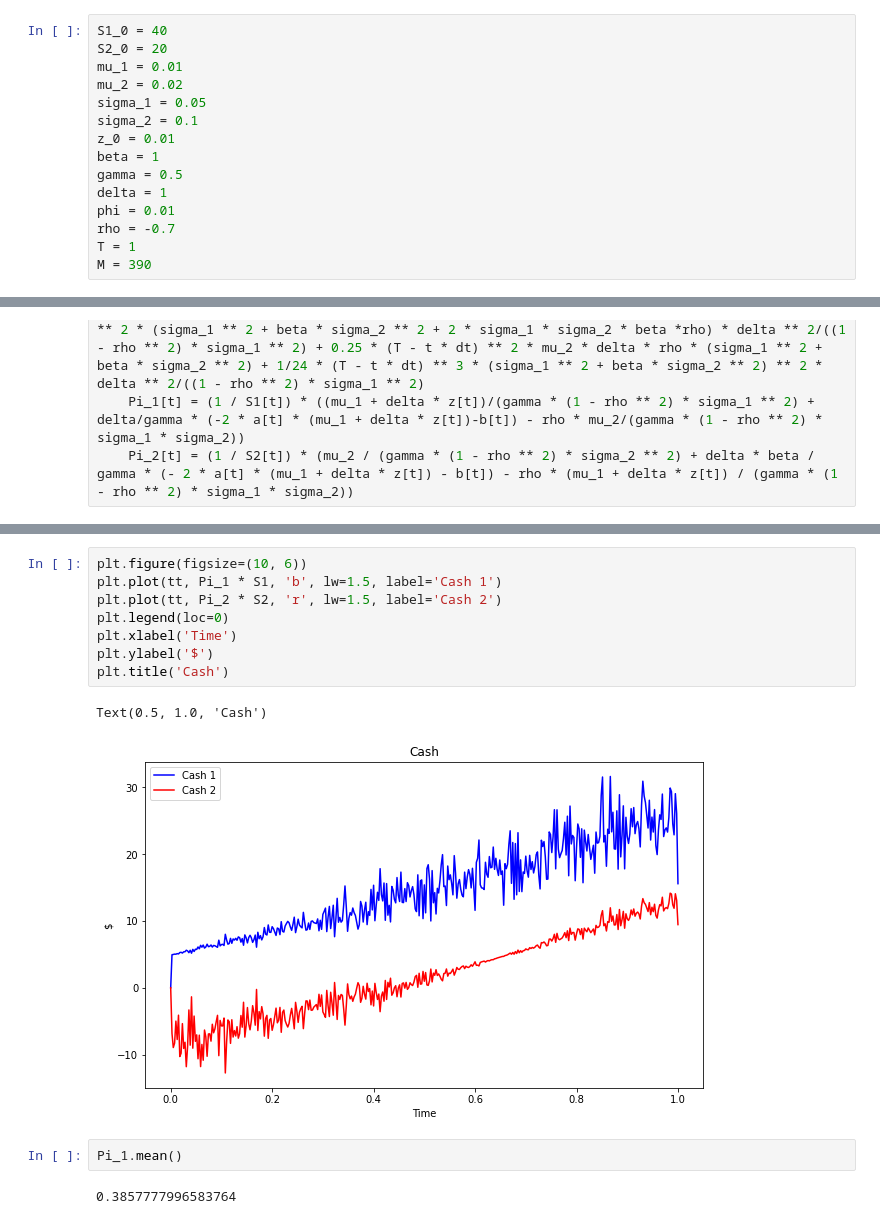
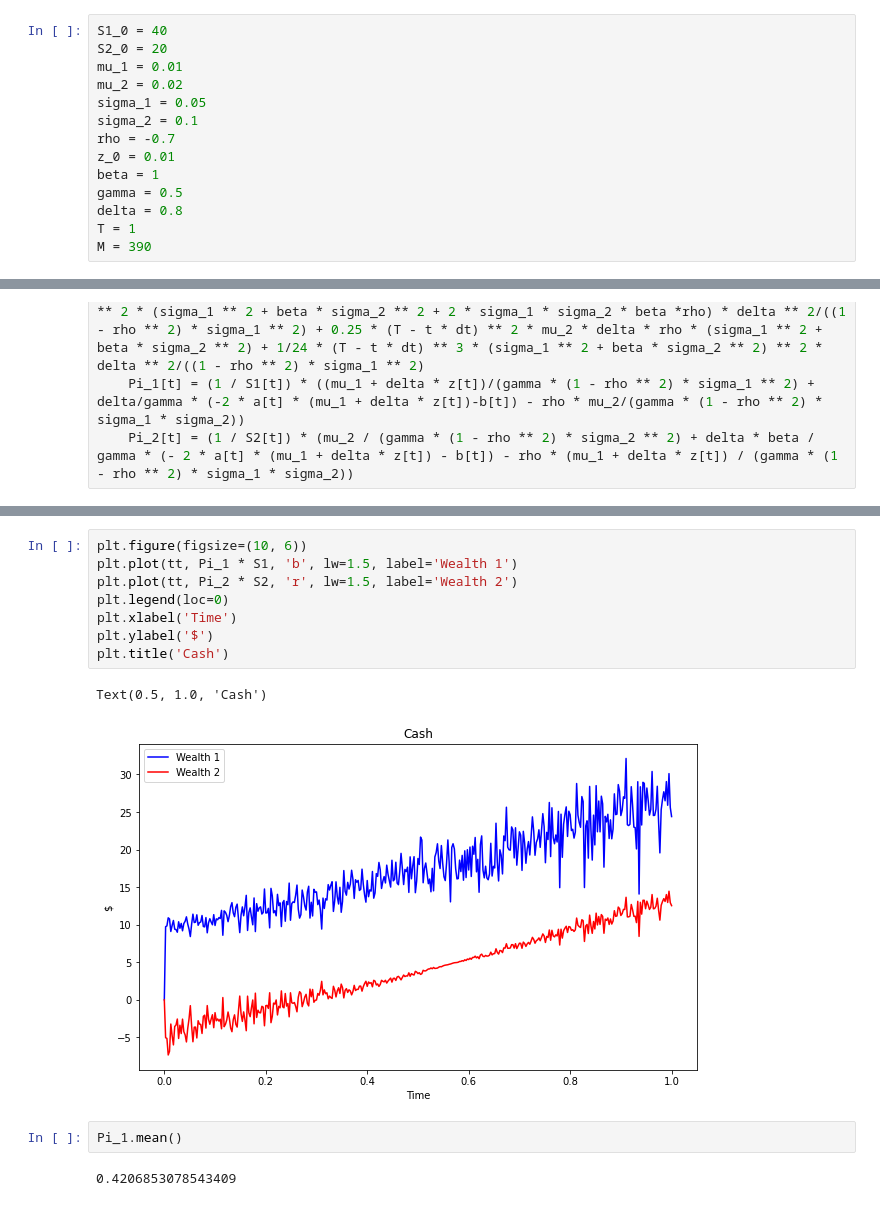
Before and after one commit to gonghui945/HFT_23, a Jupyter notebook: Week 10 Pairs Trading Practice.ipynb, the cells around one changed output, grey strips where cells are left out. Cells and saved outputs as stored; diff of their text form.

```diff
--- a/Week 10 Pairs Trading Practice.ipynb
+++ b/Week 10 Pairs Trading Practice.ipynb
@@ -10,12 +10,11 @@ mu_1 = 0.01
 mu_2 = 0.02
 sigma_1 = 0.05
 sigma_2 = 0.1
+rho = -0.7
 z_0 = 0.01
 beta = 1
 gamma = 0.5
-delta = 1
-phi = 0.01
-rho = -0.7
+delta = 0.8
 T = 1
 M = 390
 # %%
@@ -83,18 +82,18 @@ Text(0.5, 1.0, 'Weights')
 # %%
 plt.figure(figsize=(10, 6))
-plt.plot(tt, Pi_1 * S1, 'b', lw=1.5, label='Cash 1')
-plt.plot(tt, Pi_2 * S2, 'r', lw=1.5, label='Cash 2')
+plt.plot(tt, Pi_1 * S1, 'b', lw=1.5, label='Wealth 1')
+plt.plot(tt, Pi_2 * S2, 'r', lw=1.5, label='Wealth 2')
 plt.legend(loc=0)
 plt.xlabel('Time')
 plt.ylabel('$')
 plt.title('Cash')
 # %% [output]
 Text(0.5, 1.0, 'Cash')
-[figure, old version]
+[figure, new version]
 # %%
 Pi_1.mean()
 # %% [output]
-0.3857777996583764
+0.4206853078543409
 # %%
 Pi_2.mean()
 # %% [output]
```
Also changed, not shown: parts of 5 cells of this notebook.
